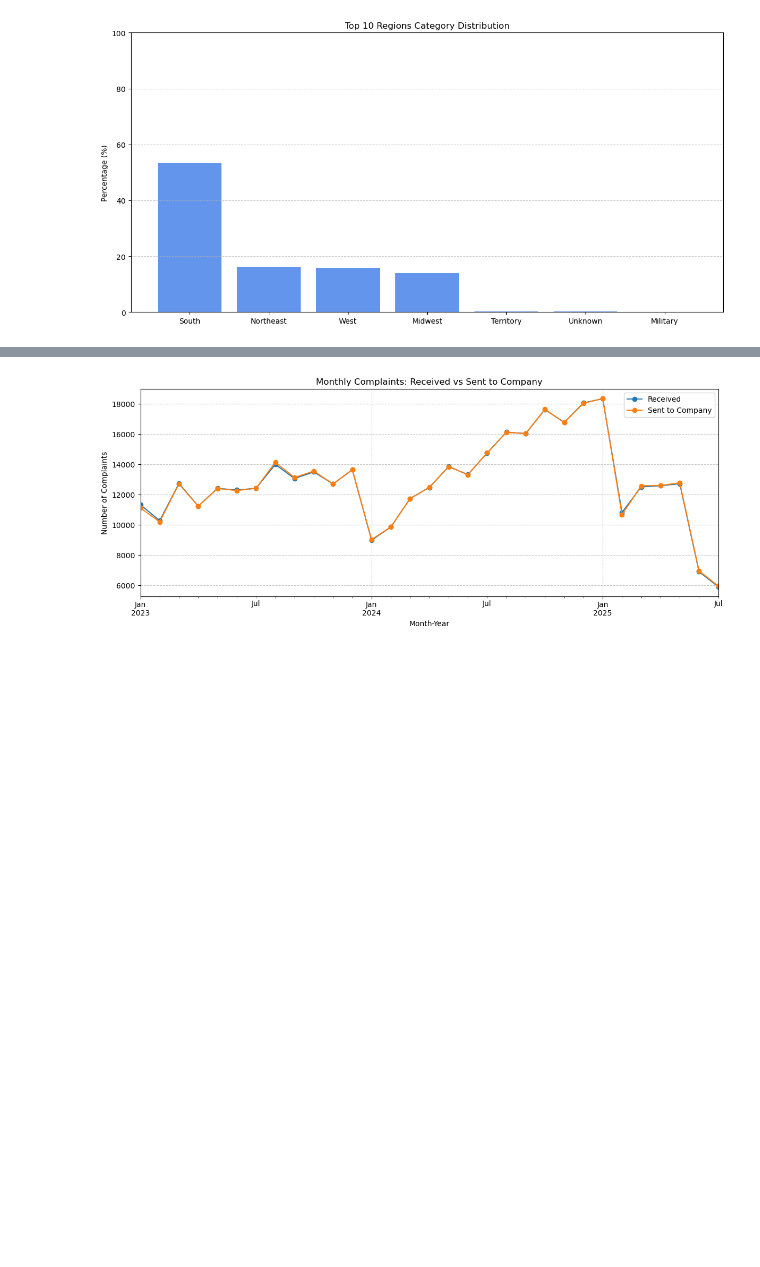
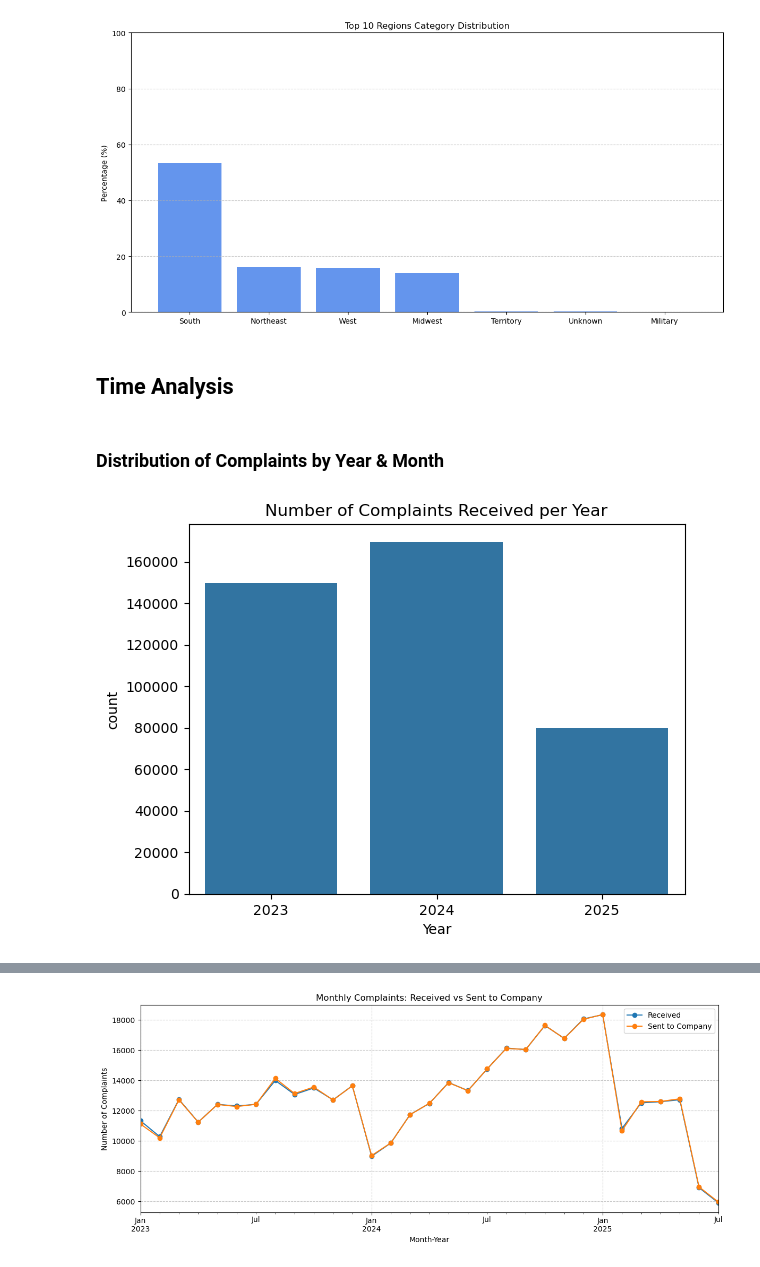
Before and after one commit to FillipusAditya/final-project-compfest17-bebek-ngapak, a Jupyter notebook: main.ipynb, the cells around one changed output, grey strips where cells are left out. Cells and saved outputs as stored; diff of their text form; code cells hidden in the pictures; blank space fills up the shorter version.

```diff
--- a/main.ipynb
+++ b/main.ipynb
@@ -595,3 +638,14 @@ plt.show()
 | Unknown | 1175 | 0.294452 |
 | Military | 103 | 0.025812 |
 [figure]
+# %% [markdown]
+## Time Analysis
+# %% [markdown]
+### Distribution of Complaints by Year & Month
+# %%
+sns.countplot(x='date_received_year', data=sample_df)
+plt.xlabel('Year')
+plt.title('Number of Complaints Received per Year')
+plt.show()
+# %% [output]
+[figure, added]
```
Also changed, not shown: parts of 51 cells of this notebook.
